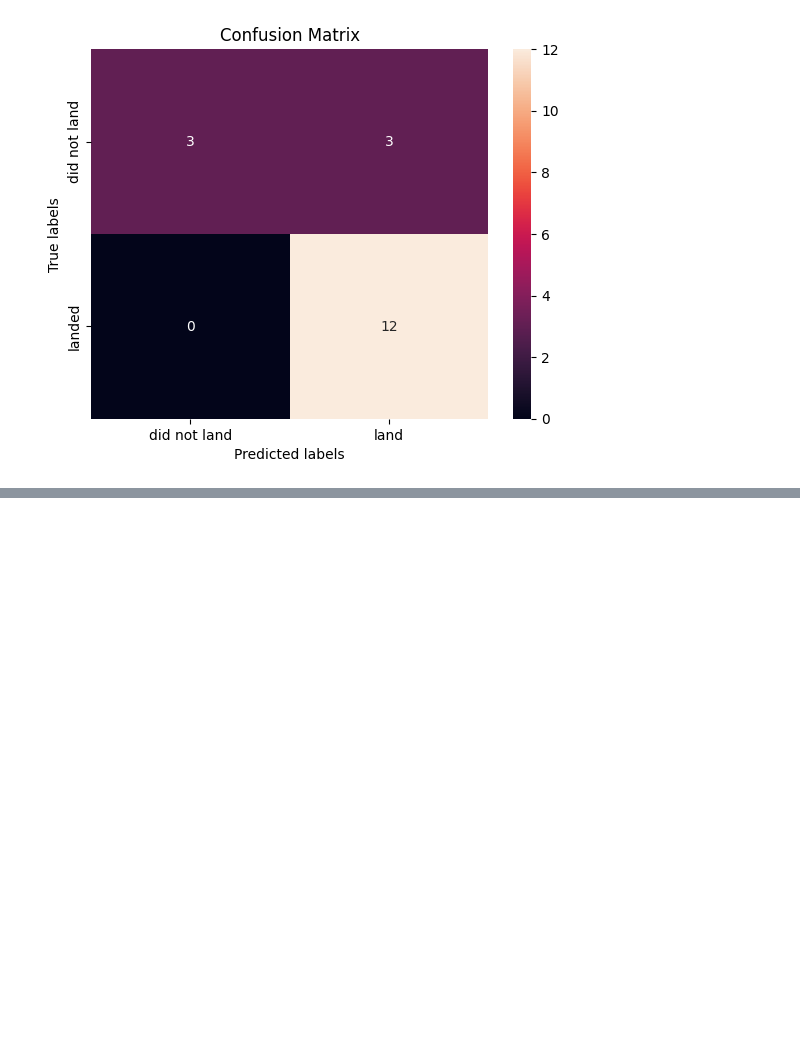
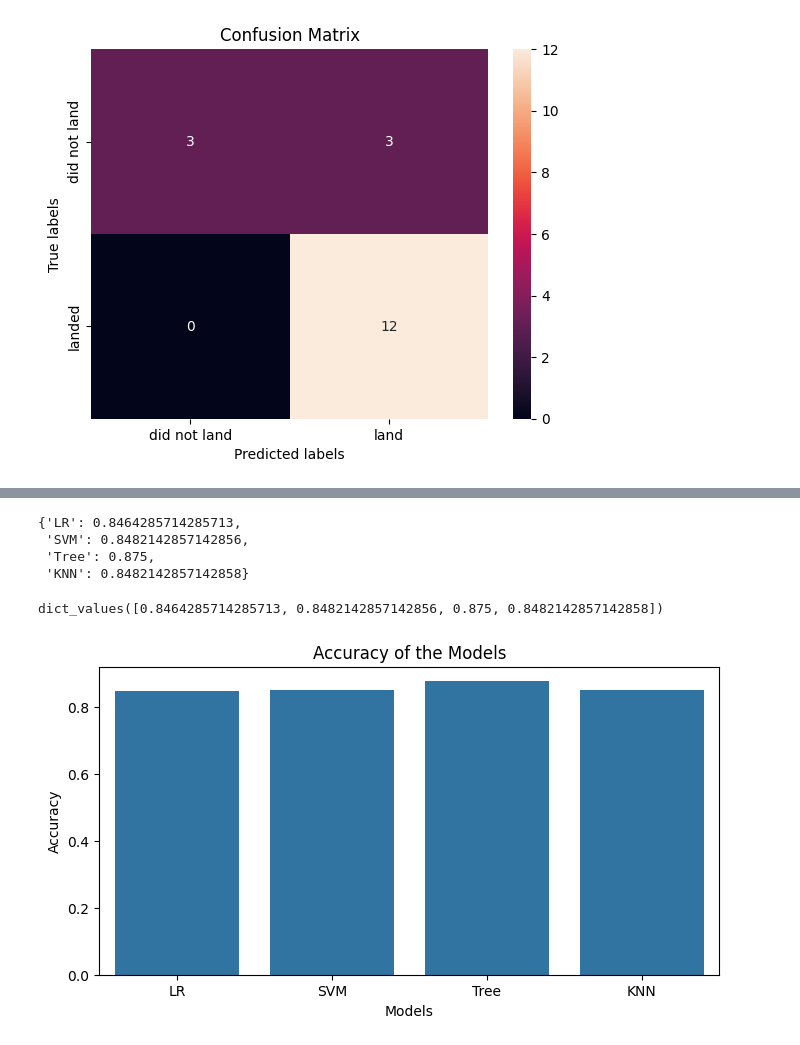
Before and after one commit to Swarnabasana/FinalAssignment, a Jupyter notebook: SpaceX Predictive Analysis.ipynb, the cells around one changed output, grey strips where cells are left out. Cells and saved outputs as stored; diff of their text form; code cells hidden in the pictures; blank space fills up the shorter version.

```diff
--- a/SpaceX Predictive Analysis.ipynb
+++ b/SpaceX Predictive Analysis.ipynb
@@ -199,0 +193,10 @@ Fitting 10 folds for each of 648 candidates, totalling 6480 fits
+# %%
+parameters = {'n_neighbors': [1, 2, 3, 4, 5, 6, 7, 8, 9, 10],
+              'algorithm': ['auto', 'ball_tree', 'kd_tree', 'brute'],
+              'p': [1,2]}
+
+KNN = KNeighborsClassifier()
+# %%
+knn_cv = GridSearchCV(estimator=KNN, param_grid=parameters, scoring='accuracy', cv=10, n_jobs=-1, verbose=2)
+# %%
+knn_cv.fit(X_train, Y_train)
@@ -199,0 +237,22 @@ Fitting 10 folds for each of 648 candidates, totalling 6480 fits
+# %%
+accuracy_dict = {'LR':logreg_cv.best_score_,'SVM':svm_cv.best_score_, 'Tree':tree_cv.best_score_,'KNN':knn_cv.best_score_}
+# %%
+accuracy_dict
+# %% [output]
+{'LR': 0.8464285714285713,
+ 'SVM': 0.8482142857142856,
+ 'Tree': 0.875,
+ 'KNN': 0.8482142857142858}
+# %%
+accuracy_dict.values()
+# %% [output]
+dict_values([0.8464285714285713, 0.8482142857142856, 0.875, 0.8482142857142858])
+# %%
+plt.figure(figsize=(8, 4))
+sns.barplot(data=accuracy_dict, x=accuracy_dict.keys(), y=accuracy_dict.values())
+plt.ylabel('Accuracy')
+plt.xlabel('Models')
+plt.title('Accuracy of the Models')
+plt.show()
+# %% [output]
+[figure, added]
```
Also changed, not shown: parts of 6 cells of this notebook.
